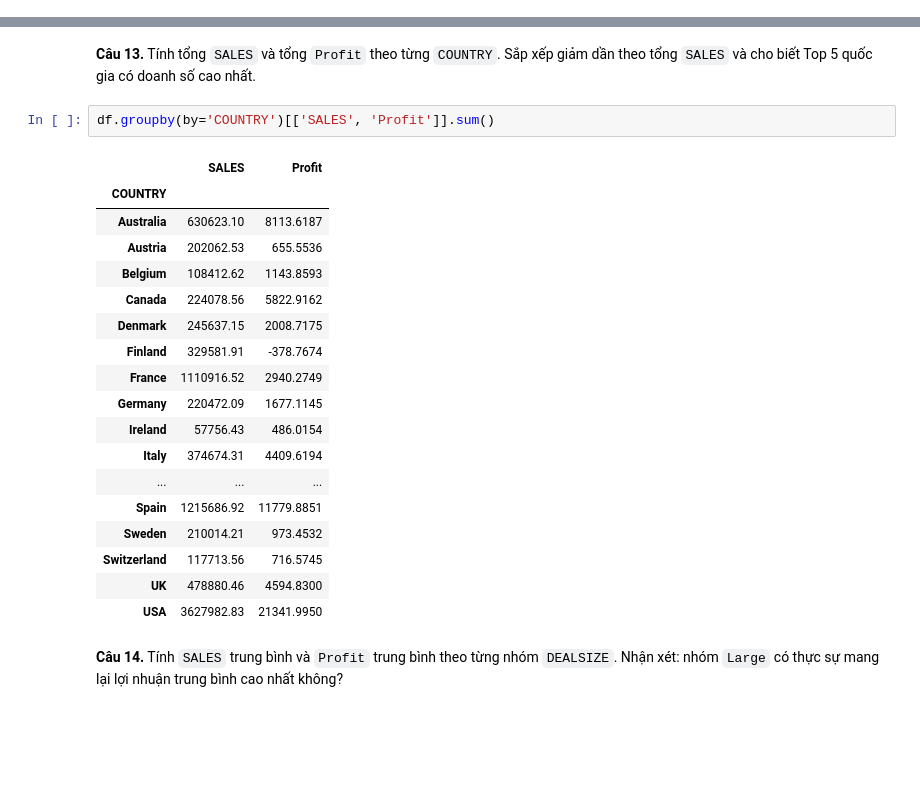
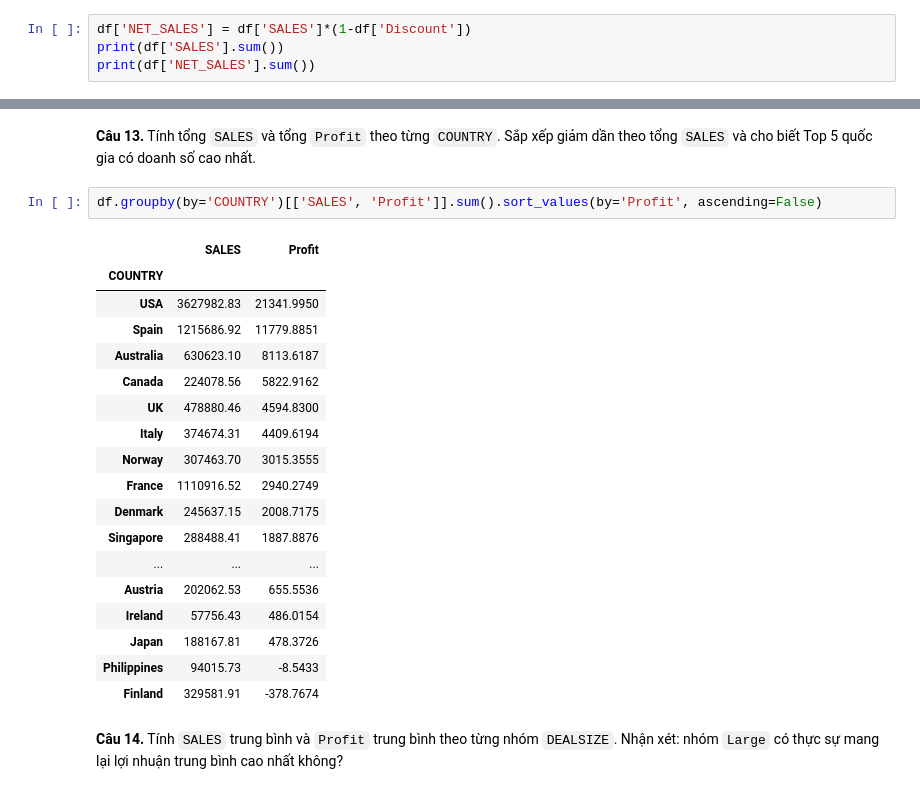
Before and after one commit to plamO6/btpython, a Jupyter notebook: Buoi02_01.ipynb, the cells around one changed output, grey strips where cells are left out. Drawn from its saved outputs; the diff is of its cells as text; blank space fills up the shorter version.

```diff
--- a/Buoi02_01.ipynb
+++ b/Buoi02_01.ipynb
@@ -257,2 +279,6 @@ df
 # %% [markdown]
 **Câu 12.** Tạo cột `NET_SALES` = `SALES` * (1 - `Discount`) thể hiện doanh số sau khi trừ giảm giá. So sánh tổng `SALES` và tổng `NET_SALES` của toàn bộ dữ liệu.
+# %%
+df['NET_SALES'] = df['SALES']*(1-df['Discount'])
+print(df['SALES'].sum())
+print(df['NET_SALES'].sum())
@@ -262,26 +291,26 @@ df
 # %% [markdown]
 **Câu 13.** Tính tổng `SALES` và tổng `Profit` theo từng `COUNTRY`. Sắp xếp giảm dần theo tổng `SALES` và cho biết Top 5 quốc gia có doanh số cao nhất.
 # %%
-df.groupby(by='COUNTRY')[['SALES', 'Profit']].sum()
+df.groupby(by='COUNTRY')[['SALES', 'Profit']].sum().sort_values(by='Profit', ascending=False)
 # %% [output]
 |  | SALES | Profit |
 | COUNTRY |  |  |
+| USA | 3627982.83 | 21341.9950 |
+| Spain | 1215686.92 | 11779.8851 |
 | Australia | 630623.10 | 8113.6187 |
+| Canada | 224078.56 | 5822.9162 |
+| UK | 478880.46 | 4594.8300 |
+| Italy | 374674.31 | 4409.6194 |
+| Norway | 307463.70 | 3015.3555 |
+| France | 1110916.52 | 2940.2749 |
+| Denmark | 245637.15 | 2008.7175 |
+| Singapore | 288488.41 | 1887.8876 |
+| ... | ... | ... |
 | Austria | 202062.53 | 655.5536 |
-| Belgium | 108412.62 | 1143.8593 |
-| Canada | 224078.56 | 5822.9162 |
-| Denmark | 245637.15 | 2008.7175 |
+| Ireland | 57756.43 | 486.0154 |
+| Japan | 188167.81 | 478.3726 |
+| Philippines | 94015.73 | -8.5433 |
 | Finland | 329581.91 | -378.7674 |
-| France | 1110916.52 | 2940.2749 |
-| Germany | 220472.09 | 1677.1145 |
-| Ireland | 57756.43 | 486.0154 |
-| Italy | 374674.31 | 4409.6194 |
-| ... | ... | ... |
-| Spain | 1215686.92 | 11779.8851 |
-| Sweden | 210014.21 | 973.4532 |
-| Switzerland | 117713.56 | 716.5745 |
-| UK | 478880.46 | 4594.8300 |
-| USA | 3627982.83 | 21341.9950 |
 # %% [markdown]
 **Câu 14.** Tính `SALES` trung bình và `Profit` trung bình theo từng nhóm `DEALSIZE`. Nhận xét: nhóm `Large` có thực sự mang lại lợi nhuận trung bình cao nhất không?
 # %%
```
Also changed, not shown: parts of 10 cells of this notebook.
